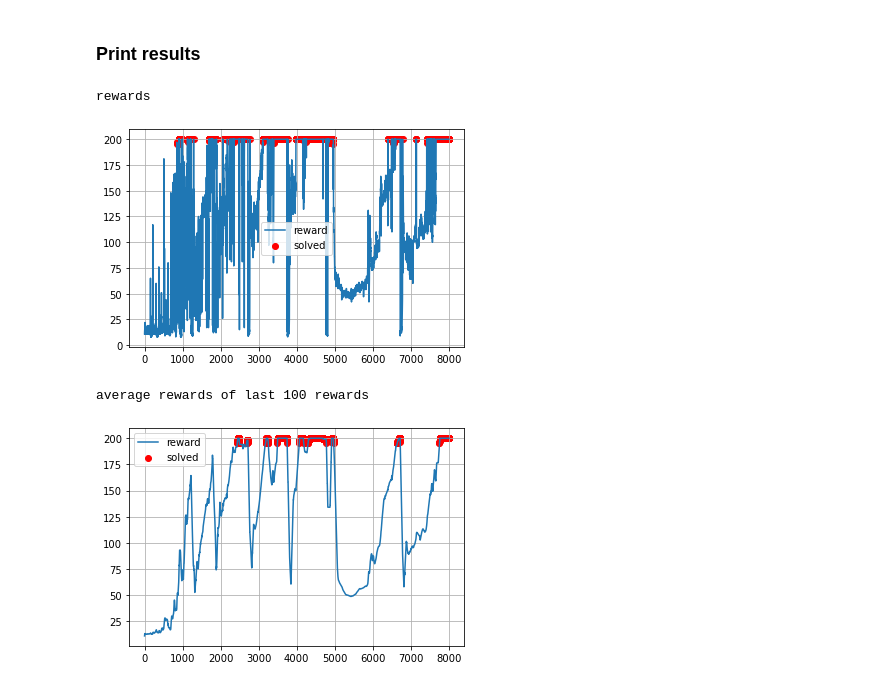
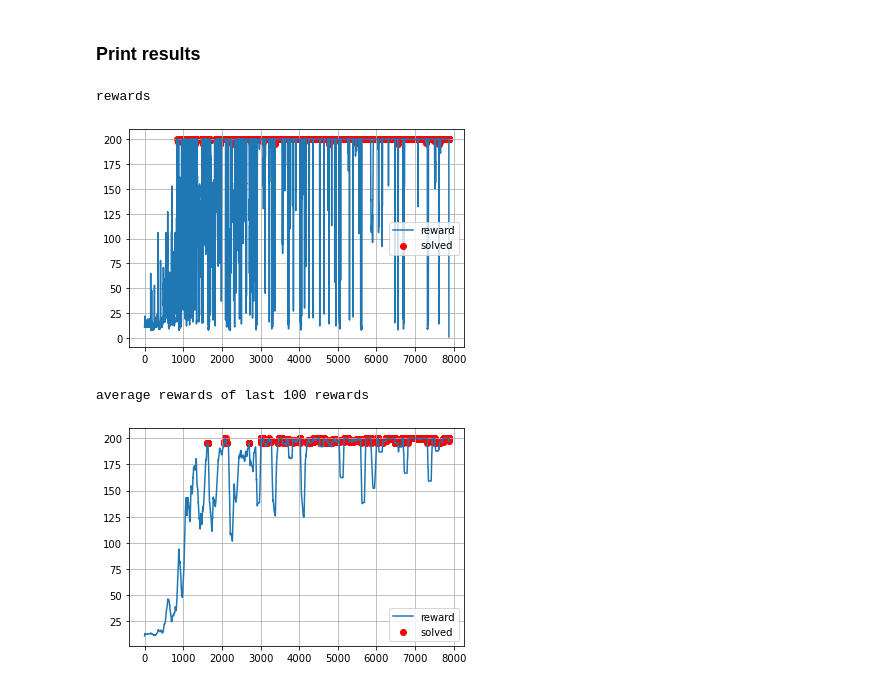
Before and after one commit to DevSlem/rl-algorithm, a Jupyter notebook: trainings/cartpole_deep_sarsa.ipynb, the cells around one changed output. Saved outputs shown, nothing was run; the diff lists cells and outputs as text; code cells hidden in the pictures.

```diff
--- a/trainings/cartpole_deep_sarsa.ipynb
+++ b/trainings/cartpole_deep_sarsa.ipynb
@@ -66,12 +66,13 @@ q_value_net = QValueNet(obs_shape, action_count)
 optimizer = optim.Adam(q_value_net.parameters(), lr=learning_rate)
 # %%
 gamma = 0.99
+max_training_step = 40000
 
 deep_sarsa = rl.DeepSarsa(
     q_value_net,
     optimizer,
     action_count,
-    epsilon_decay=rl.util.LinearDecay(0.3, 0.05, 15000),
+    epsilon_decay=rl.util.LinearDecay(0.3, 0.05, max_training_step),
     gamma=gamma
 )
 # %% [markdown]
@@ -117,30 +122,30 @@ env.close()
 # %%
 import matplotlib.pyplot as plt
 
 def solved(rewards):
     solved_rewards = 195
     rewards = np.array(rewards)
     solved_pred = rewards >= solved_rewards
-    solved_x = np.arange(episode_count)[solved_pred]
+    solved_x = np.arange(len(rewards))[solved_pred]
     solved_y = rewards[solved_pred]
     return solved_x, solved_y
 
 def plot_rewards(rewards):
     solved_x, solved_y = solved(rewards)
     plt.plot(rewards, label="reward")
     plt.scatter(solved_x, solved_y, c="red", label="solved")
     plt.legend()
     plt.grid()
     plt.show()
 
 print("rewards")
 plot_rewards(rewards_arr)
 
 print("average rewards of last 100 rewards")
 rewards_arr = rl.util.average_last_data(rewards_arr, 100)
 plot_rewards(rewards_arr)
 # %% [output]
 rewards
-[figure, old version]
+[figure, new version]
 average rewards of last 100 rewards
-[figure, old version]
+[figure, new version]
```
Also changed, not shown: parts of 1 cell of this notebook, 1 other file.
